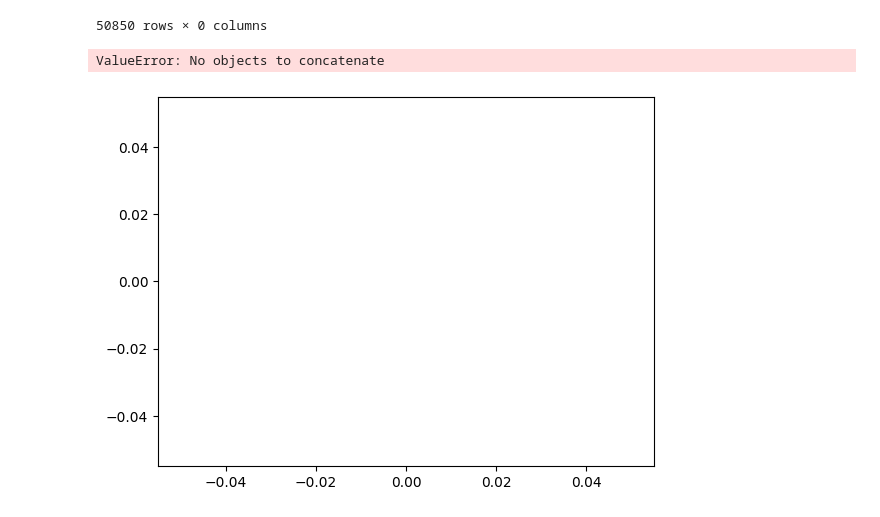
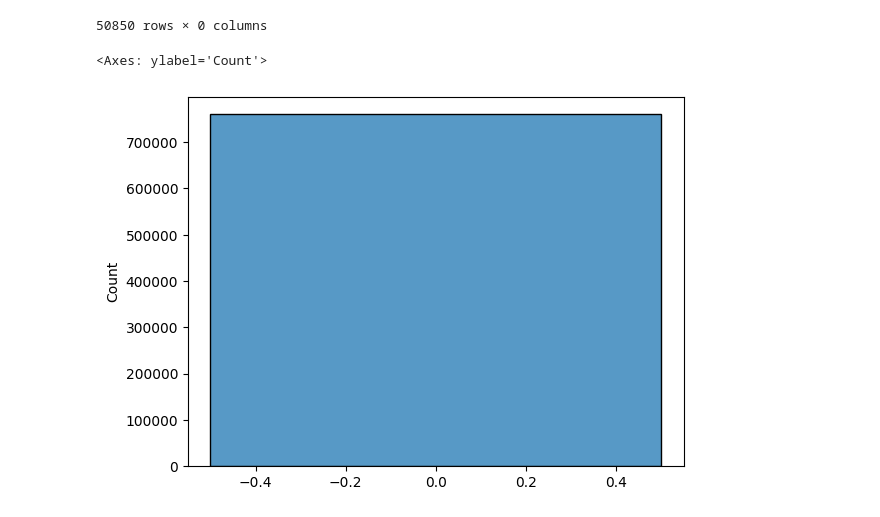
Before and after one commit to MayerT1/Pakistan_Research, a Jupyter notebook: Pakistan_Activity_1_Prelim.ipynb, the cells around one changed output. Drawn from its saved outputs; the diff is of its cells as text; code cells hidden in the pictures.

```diff
--- a/Pakistan_Activity_1_Prelim.ipynb
+++ b/Pakistan_Activity_1_Prelim.ipynb
@@ -163,4 +183,4 @@ Map
 # %%
-gnpy = geemap.ee_to_numpy(gedi_clip)
+gnpy = geemap.ee_to_numpy(gedi_clip.first(),admin2_M1,1000 )
 gnpy
 # %% [output]
@@ -215,7 +255,7 @@ import seaborn as sns
 # %%
 sns.pairplot(gdf)
 # %%
-sns.histplot(gdf)
+sns.histplot(gnpy.ravel())
 # %% [output]
-ValueError: No objects to concatenate
+<Axes: ylabel='Count'>
-[figure, old version]
+[figure, new version]
```
Also changed, not shown: parts of 7 cells of this notebook.
